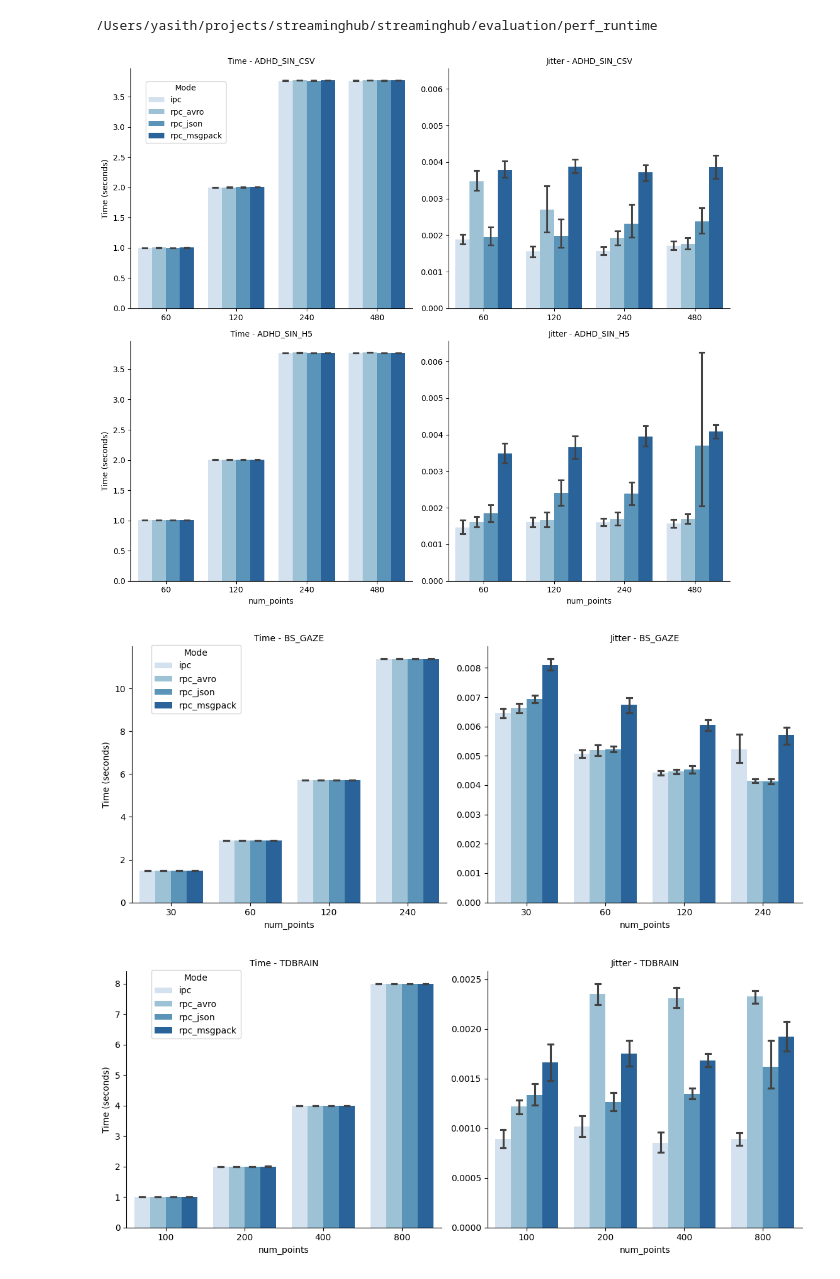
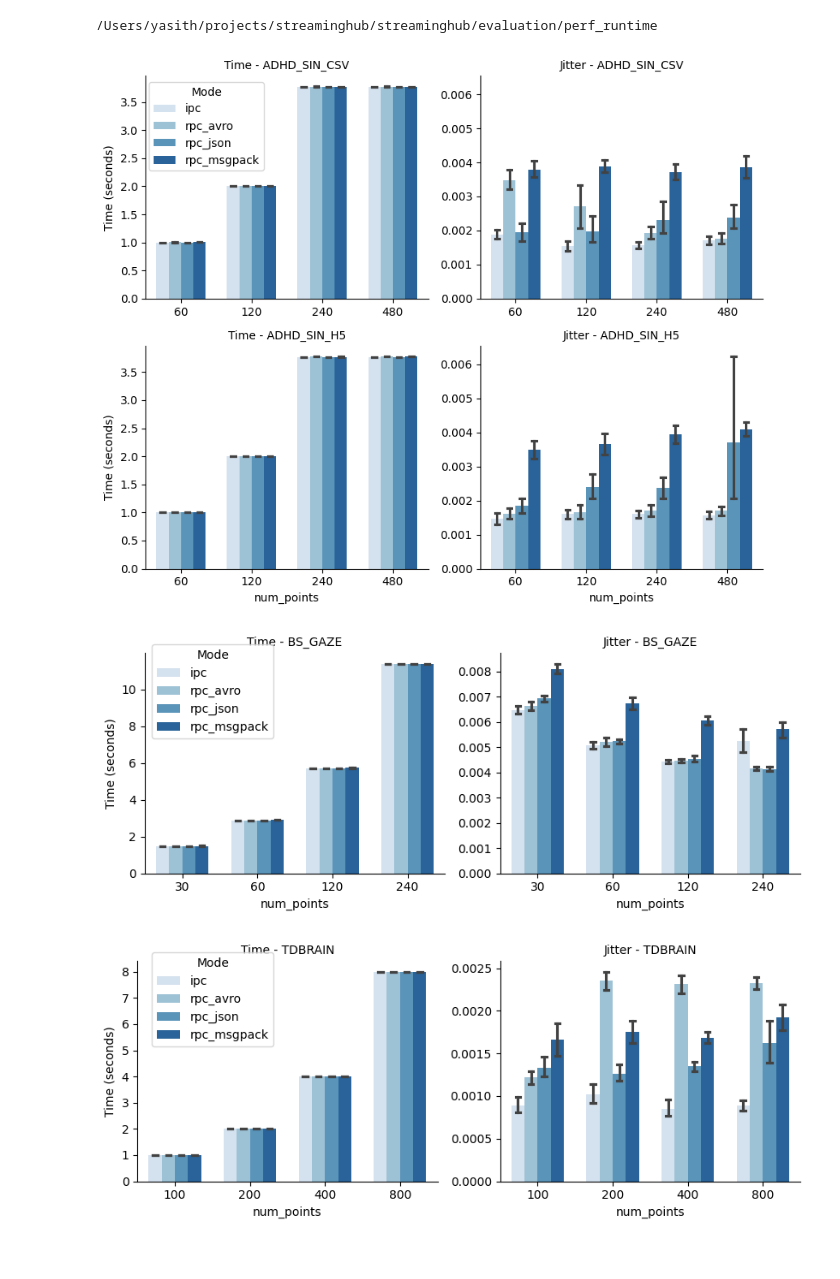
Before and after one commit to nirdslab/streaminghub, a Jupyter notebook: evaluation/perf_runtime/visualize_stats.ipynb, the cells around one changed output. Cells and saved outputs as stored; diff of their text form; code cells hidden in the pictures.

Commit message:
regenerate eval plots

```diff
--- a/evaluation/perf_runtime/visualize_stats.ipynb
+++ b/evaluation/perf_runtime/visualize_stats.ipynb
@@ -20,33 +20,35 @@ for dataset in ["adhd_sin", "battleship_gaze", "tdbrain"]:
     data["metric"] = data["metric"].str.title()
     if dataset == "adhd_sin":
         data['dataset_name'] = data['dataset_name'].replace({"adhd_sin_h5": "ADHD_SIN_H5", "ADHD_SIN": "ADHD_SIN_CSV"})
     elif dataset == "battleship_gaze":
         data['dataset_name'] = "BS_GAZE"
     elif dataset == "tdbrain":
         data['dataset_name'] = "TDBRAIN"
     else:
         raise ValueError(dataset)
     frac = (.075, .95)
     g = sns.catplot(
         data,
         kind="bar",
         col="metric",
         row="dataset_name",
         x="num_points",
         y="value",
         hue="runtime",
         palette="Blues",
         sharey="col",
         sharex=False,
         capsize=.25,
+        height=5*.7,
+        width=1*.7,
     )
     g.set_ylabels("Time (seconds)")
     g.set_titles("{col_name} - {row_name}")
     sns.move_legend(g, "upper left", bbox_to_anchor=frac, title="Mode", frameon=True)
     plt.tight_layout()
     plt.savefig(f"figures/stats_{dataset}.pdf")
     plt.show()
 # %% [output]
-[figure, old version]
+[figure, new version]
-[figure, old version]
+[figure, new version]
-[figure, old version]
+[figure, new version]
```
Also changed, not shown: 17 other files.
